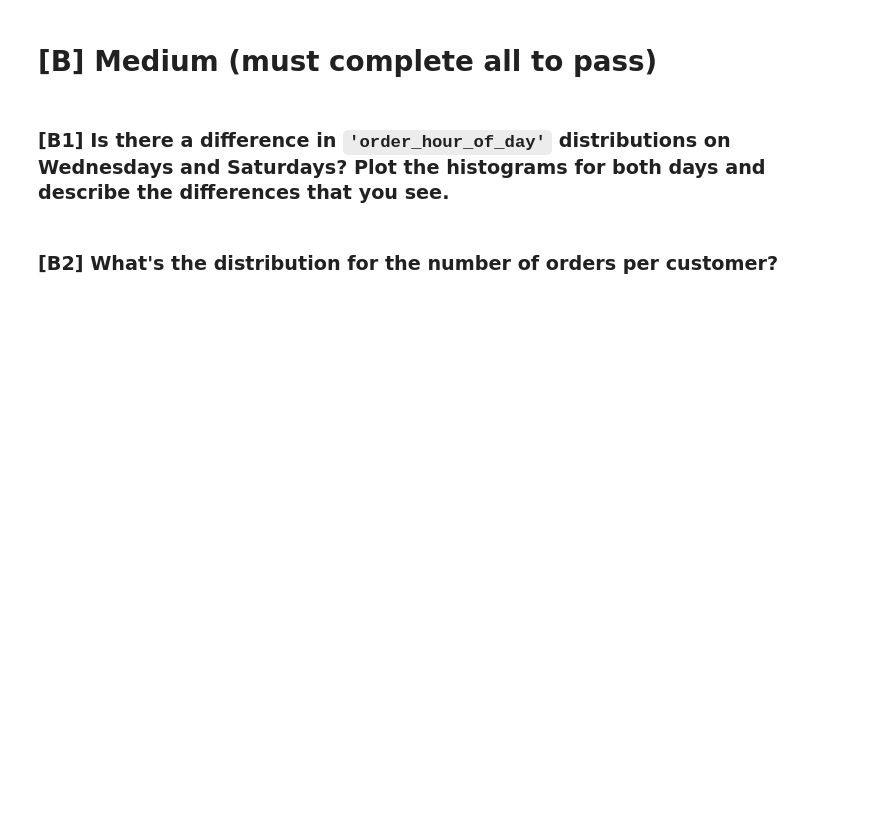
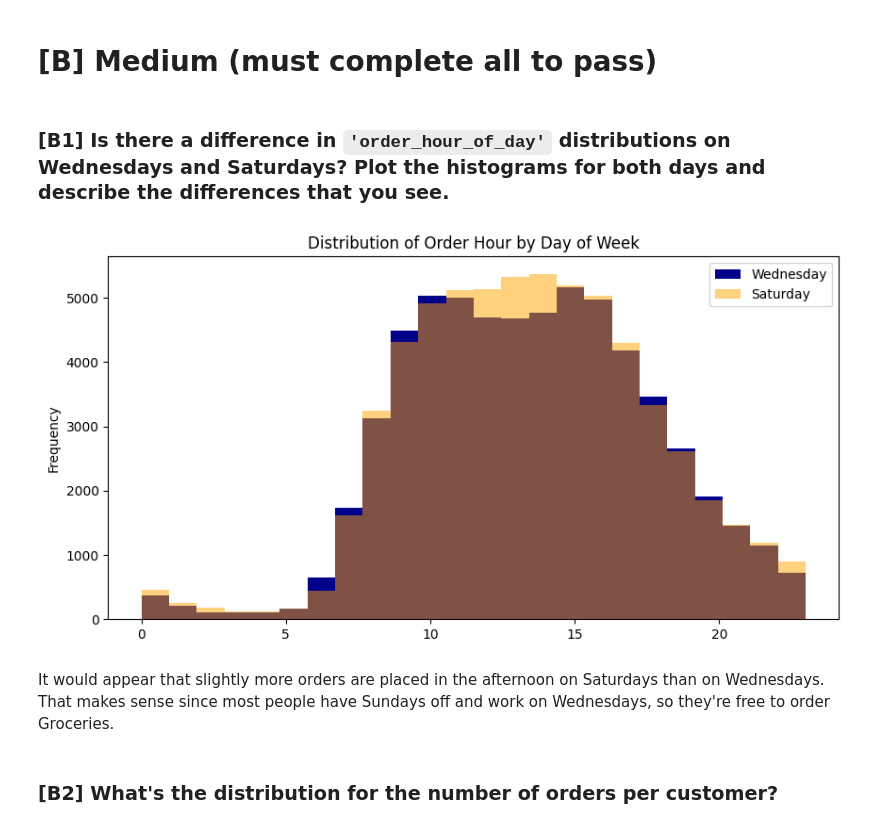
Before and after one commit to Malokingi/EDA-Project, a Jupyter notebook: EDA_notebook.ipynb, the cells around one changed output. Drawn from its saved outputs; the diff is of its cells as text; code cells hidden in the pictures; blank space fills up the shorter version.

```diff
--- a/EDA_notebook.ipynb
+++ b/EDA_notebook.ipynb
@@ -59,16 +59,21 @@ i_df['day_of_week'] = i_df['day_of_week_numeral'].map(weekday_dict)
 # Change Col data types to save space and make it easier to use the data later
 
 i_df['id'] = i_df['id'].astype(str)
-i_df.set_index('id', inplace=True)
+i_df = i_df.reset_index(drop=True)
+
+# print(np.array_equal(i_df['user_order_number'], i_df['user_order_number'].astype('uint8')))
 i_df['user_order_number'] = i_df['user_order_number'].astype('uint8')
-# print(np.array_equal(i_df['user_order_number'], i_df['user_order_number'].astype('uint8')))
+
+# print(np.array_equal(i_df['day_of_week_numeral'], i_df['day_of_week_numeral'].astype('uint8')))
 i_df['day_of_week_numeral'] = i_df['day_of_week_numeral'].astype('uint8')
-# print(np.array_equal(i_df['day_of_week_numeral'], i_df['day_of_week_numeral'].astype('uint8')))
+
 # print(np.array_equal(i_df['order_hour_of_day'], i_df['order_hour_of_day'].astype('uint8')))
 i_df['order_hour_of_day'] = i_df['order_hour_of_day'].astype('uint8')
+
 i_df['days_since_prior_order'] = i_df['days_since_prior_order'].fillna(-1)
 # print(np.array_equal(i_df['days_since_prior_order'], i_df['days_since_prior_order'].astype('int8')))
 i_df['days_since_prior_order'] = i_df['days_since_prior_order'].astype('int8')
+
 # print_lots_of_info(i_df)
 # %% [markdown]
 ### `products` data frame
@@ -280,5 +286,39 @@ It looks like the most popular interval is listed as 30 days, maybe the data is
 # [B] Medium (must complete all to pass)
 # %% [markdown]
 ### [B1] Is there a difference in `'order_hour_of_day'` distributions on Wednesdays and Saturdays? Plot the histograms for both days and describe the differences that you see.
+# %%
+# create two subsets of the data for Wednesdays and Saturdays
+wed_df = i_df[i_df['day_of_week'] == 'Wednesday']
+sat_df = i_df[i_df['day_of_week'] == 'Saturday']
+
+# create the histogram for Wednesdays
+wed_df['order_hour_of_day'].plot(
+    kind='hist',
+    bins=24,
+    alpha=1,
+    label='Wednesday',
+    color='darkblue',
+    xlabel='Order Hour of Day',
+    ylabel='Number of Orders',
+    title='Distribution of Order Hour by Day of Week',
+    legend=True,
+    figsize=[10,5]
+)
+
+# create the histogram for Saturdays
+sat_df['order_hour_of_day'].plot(
+    kind='hist',
+    bins=24,
+    alpha=0.5,
+    label='Saturday',
+    color='orange',
+    legend=True
+)
+
+plt.show()
+# %% [output]
+[figure, added]
+# %% [markdown]
+It would appear that slightly more orders are placed in the afternoon on Saturdays than on Wednesdays. That makes sense since most people have Sundays off and work on Wednesdays, so they're free to order Groceries.
 # %% [markdown]
 ### [B2] What's the distribution for the number of orders per customer?
```
Also changed, not shown: parts of 8 cells of this notebook, 2 other files.
